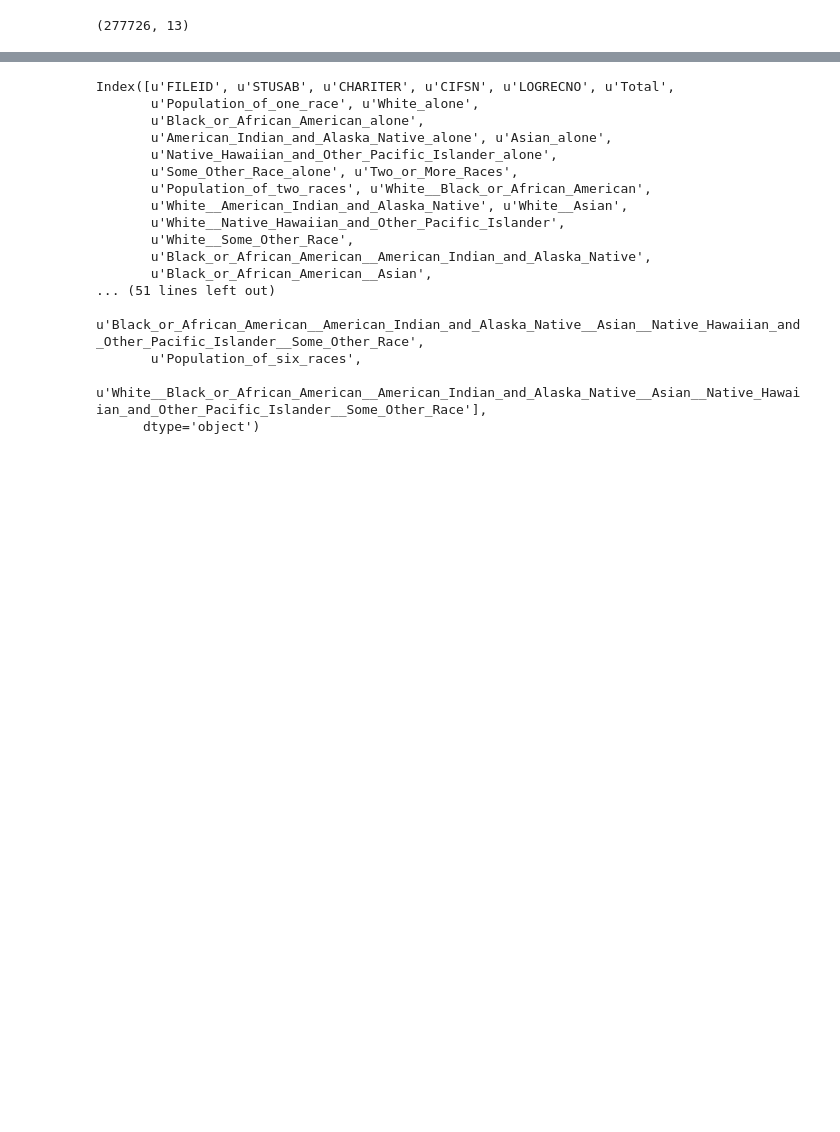
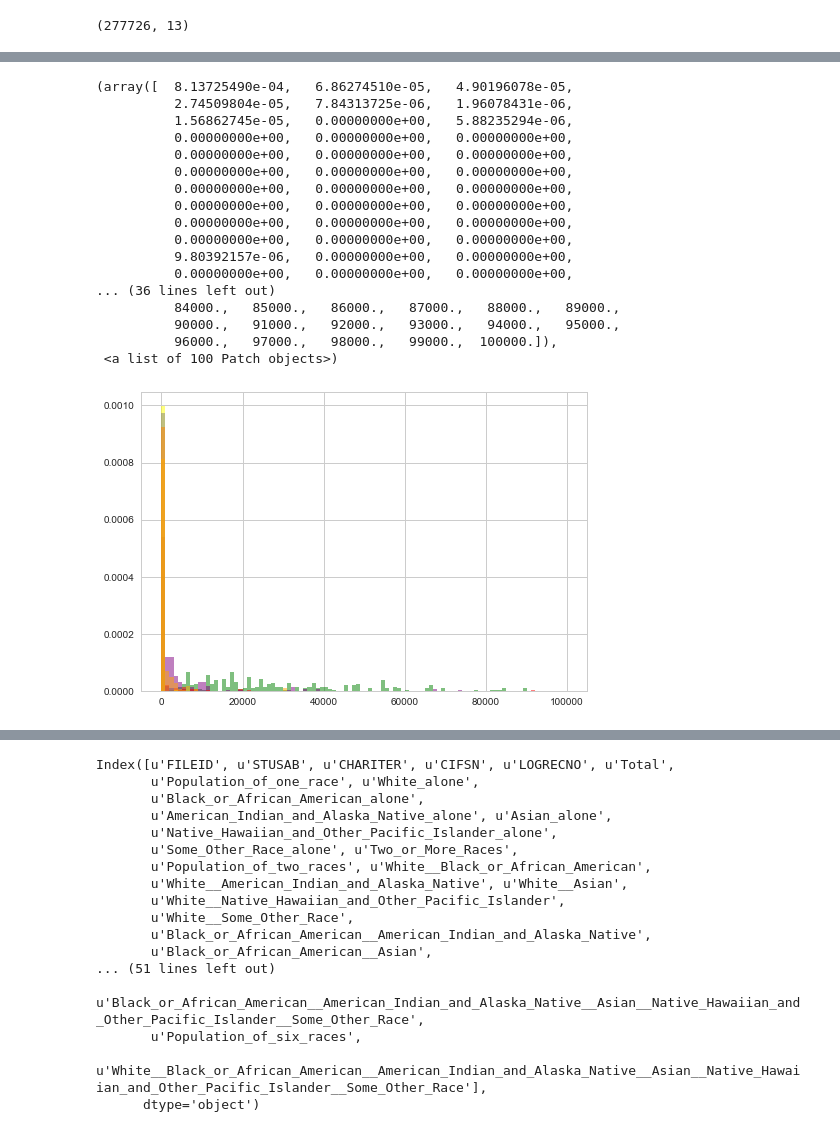
Before and after one commit to chingnaw/D4D-W205-Final, a Jupyter notebook: TN_exploratory_data_analysis.ipynb, the cells around one changed output, grey strips where cells are left out. Cells and saved outputs as stored; diff of their text form; code cells hidden in the pictures; blank space fills up the shorter version.

```diff
--- a/TN_exploratory_data_analysis.ipynb
+++ b/TN_exploratory_data_analysis.ipynb
@@ -230,0 +233,27 @@ p3_edited.head()
+# %%
+#plt.hist(p3_w_county_name['Total'], bins=100, range=[0,100000])
+plt.hist(p3_w_county_name['White_alone'], bins=100, range=[0,100000], color='green', alpha=.5, normed=True)
+plt.hist(p3_w_county_name['Black_or_African_American_alone'], bins=100, range=[0,100000], color='purple',alpha=.5, normed=True)
+plt.hist(p3_w_county_name['American_Indian_and_Alaska_Native_alone'], bins=100, range=[0,100000], color='blue',alpha=.5, normed=True)
+plt.hist(p3_w_county_name['Asian_alone'], bins=100, range=[0,100000], color='red',alpha=.5, normed=True)
+plt.hist(p3_w_county_name['Native_Hawaiian_and_Other_Pacific_Islander_alone'], bins=100, range=[0,100000], color='yellow',alpha=.5, normed=True)
+plt.hist(p3_w_county_name['Some_Other_Race_alone'], bins=100, range=[0,100000], color='orange',alpha=.5, normed=True)
+# %% [output]
+(array([  8.13725490e-04,   6.86274510e-05,   4.90196078e-05,
+          2.74509804e-05,   7.84313725e-06,   1.96078431e-06,
+          1.56862745e-05,   0.00000000e+00,   5.88235294e-06,
+          0.00000000e+00,   0.00000000e+00,   0.00000000e+00,
+          0.00000000e+00,   0.00000000e+00,   0.00000000e+00,
+          0.00000000e+00,   0.00000000e+00,   0.00000000e+00,
+          0.00000000e+00,   0.00000000e+00,   0.00000000e+00,
+          0.00000000e+00,   0.00000000e+00,   0.00000000e+00,
+          0.00000000e+00,   0.00000000e+00,   0.00000000e+00,
+          0.00000000e+00,   0.00000000e+00,   0.00000000e+00,
+          9.80392157e-06,   0.00000000e+00,   0.00000000e+00,
+          0.00000000e+00,   0.00000000e+00,   0.00000000e+00,
+... (36 lines left out)
+          84000.,   85000.,   86000.,   87000.,   88000.,   89000.,
+          90000.,   91000.,   92000.,   93000.,   94000.,   95000.,
+          96000.,   97000.,   98000.,   99000.,  100000.]),
+ <a list of 100 Patch objects>)
+[figure, added]
```
Also changed, not shown: parts of 12 cells of this notebook, 20 other files.
